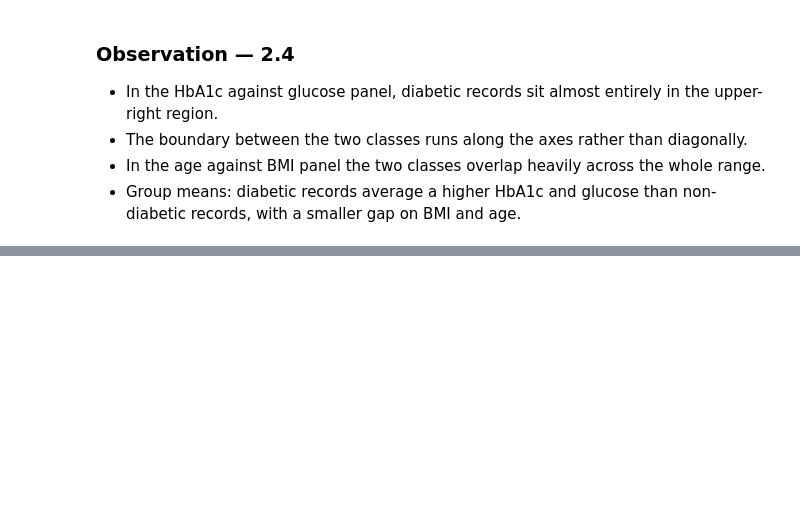
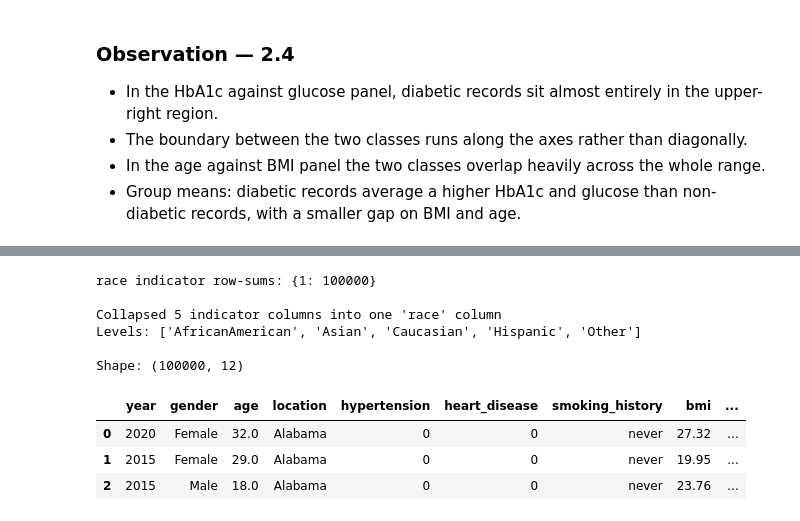
Before and after one commit to renexaan/glucotrack, a Jupyter notebook: notebooks/classification.ipynb, the cells around one changed output, grey strips where cells are left out. Cells and saved outputs as stored; diff of their text form; code cells hidden in the pictures; blank space fills up the shorter version.

```diff
--- a/notebooks/classification.ipynb
+++ b/notebooks/classification.ipynb
@@ -416,0 +446,27 @@ df_raw.groupby(TARGET)[["age", "bmi", "hbA1c_level", "blood_glucose_level"]] \
+# %%
+df = df_raw.copy()
+
+if race_flag_cols:
+    # confirm the indicators really are mutually exclusive before collapsing them
+    row_sums = df[race_flag_cols].sum(axis=1)
+    print("race indicator row-sums:", row_sums.value_counts().to_dict())
+    assert (row_sums == 1).all(), "race indicators are not mutually exclusive"
+
+    df["race"] = df[race_flag_cols].idxmax(axis=1).str.replace("race:", "", regex=False)
+    df = df.drop(columns=race_flag_cols)
+    print(f"\nCollapsed {len(race_flag_cols)} indicator columns into one 'race' column")
+    print("Levels:", sorted(df["race"].unique()))
+
+print("\nShape:", df.shape)
+df.head(3)
+# %% [output]
+race indicator row-sums: {1: 100000}
+
+Collapsed 5 indicator columns into one 'race' column
+Levels: ['AfricanAmerican', 'Asian', 'Caucasian', 'Hispanic', 'Other']
+
+Shape: (100000, 12)
+|  | year | gender | age | location | hypertension | heart_disease | smoking_history | bmi | ... |
+| 0 | 2020 | Female | 32.0 | Alabama | 0 | 0 | never | 27.32 | ... |
+| 1 | 2015 | Female | 29.0 | Alabama | 0 | 0 | never | 19.95 | ... |
+| 2 | 2015 | Male | 18.0 | Alabama | 0 | 0 | never | 23.76 | ... |
```
Also changed, not shown: parts of 9 cells of this notebook.
